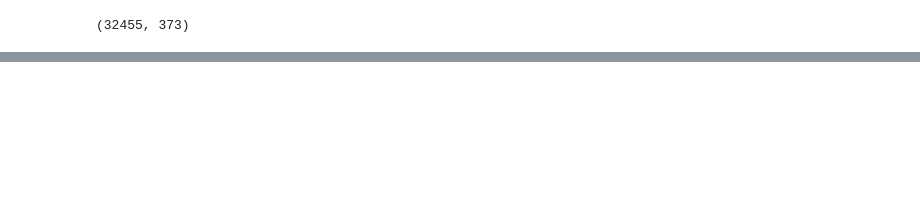
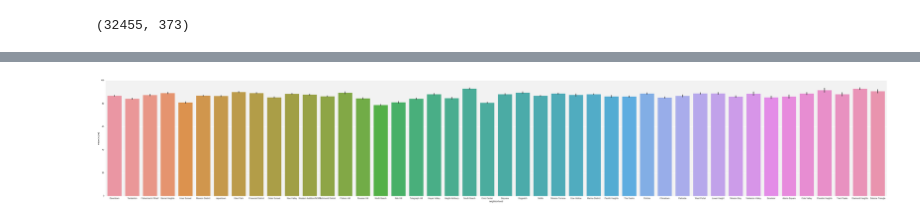
Before and after one commit to vnessified/DSI-SF-2-vnessified, a Jupyter notebook: projects/project-04/project-4-regression.ipynb, the cells around one changed output, grey strips where cells are left out. Cells and saved outputs as stored; diff of their text form; code cells hidden in the pictures; blank space fills up the shorter version.

```diff
--- a/projects/project-04/project-4-regression.ipynb
+++ b/projects/project-04/project-4-regression.ipynb
@@ -381,0 +485,8 @@ sns.regplot(x='violation_count', y='score', data=iv_frac)
+# %%
+#I'd like to sort this by score but couldn't figure out how
+sns.set(rc={"figure.figsize": (60, 10)})
+sns.set_style("darkgrid", {"axes.facecolor": ".95"})
+sns.barplot(x='neighborhood', y='score', data=interesting_vars)
+plt.show()
+# %% [output]
+[figure, added]
```
Also changed, not shown: parts of 84 cells of this notebook.
